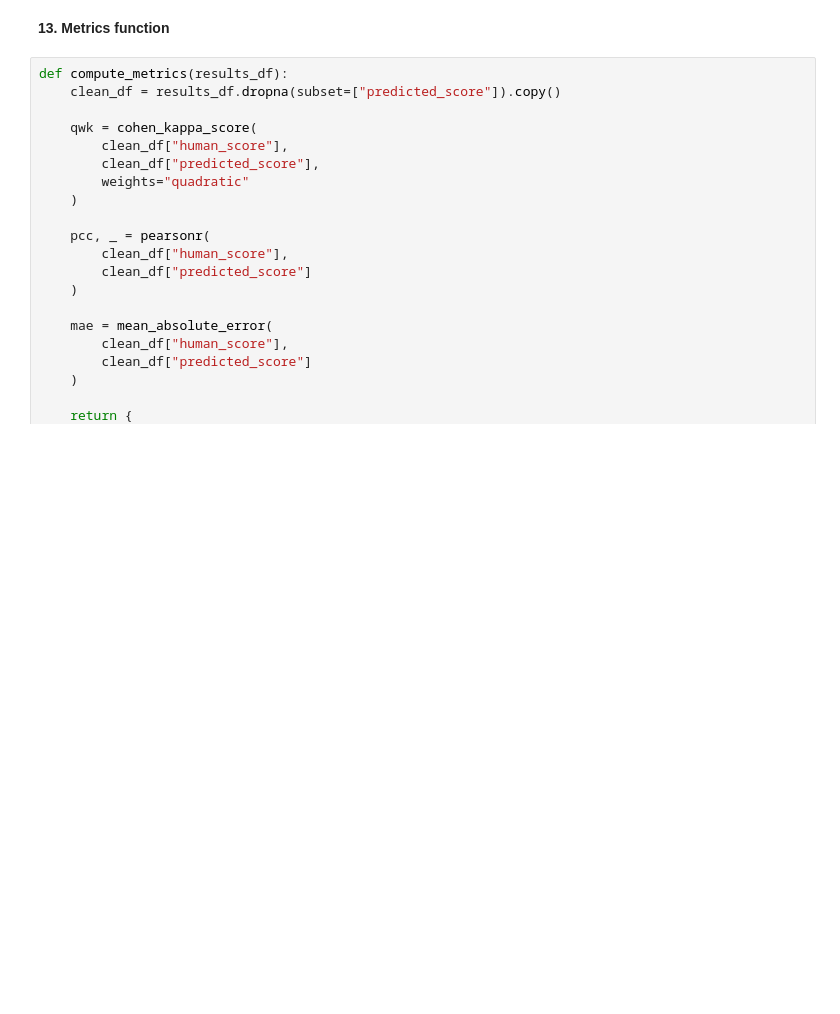
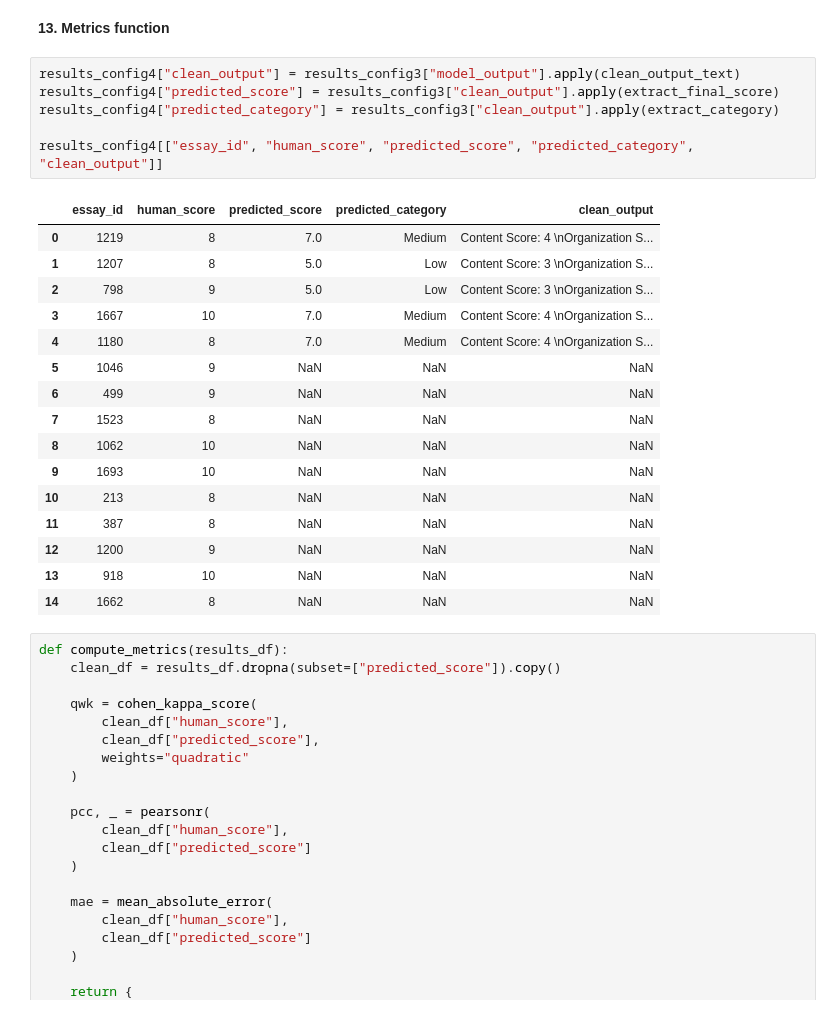
Before and after one commit to MalakSalehh/Thesis-datasets, a Jupyter notebook: Untitled0.ipynb, the cells around one changed output. Saved outputs shown, nothing was run; the diff lists cells and outputs as text; blank space fills up the shorter version.

```diff
--- a/Untitled0.ipynb
+++ b/Untitled0.ipynb
@@ -555,5 +550,28 @@ MTS (Larger Sample) | Done Essay 1662
 # %% [markdown]
 **13. Metrics function**
+# %%
+results_config4["clean_output"] = results_config3["model_output"].apply(clean_output_text)
+results_config4["predicted_score"] = results_config3["clean_output"].apply(extract_final_score)
+results_config4["predicted_category"] = results_config3["clean_output"].apply(extract_category)
+
+results_config4[["essay_id", "human_score", "predicted_score", "predicted_category", "clean_output"]]
+# %% [output]
+|  | essay_id | human_score | predicted_score | predicted_category | clean_output |
+| 0 | 1219 | 8 | 7.0 | Medium | Content Score: 4 \nOrganization S... |
+| 1 | 1207 | 8 | 5.0 | Low | Content Score: 3 \nOrganization S... |
+| 2 | 798 | 9 | 5.0 | Low | Content Score: 3 \nOrganization S... |
+| 3 | 1667 | 10 | 7.0 | Medium | Content Score: 4 \nOrganization S... |
+| 4 | 1180 | 8 | 7.0 | Medium | Content Score: 4 \nOrganization S... |
+| 5 | 1046 | 9 | NaN | NaN | NaN |
+| 6 | 499 | 9 | NaN | NaN | NaN |
+| 7 | 1523 | 8 | NaN | NaN | NaN |
+| 8 | 1062 | 10 | NaN | NaN | NaN |
+| 9 | 1693 | 10 | NaN | NaN | NaN |
+| 10 | 213 | 8 | NaN | NaN | NaN |
+| 11 | 387 | 8 | NaN | NaN | NaN |
+| 12 | 1200 | 9 | NaN | NaN | NaN |
+| 13 | 918 | 10 | NaN | NaN | NaN |
+| 14 | 1662 | 8 | NaN | NaN | NaN |
 # %%
 def compute_metrics(results_df):
     clean_df = results_df.dropna(subset=["predicted_score"]).copy()
```
Also changed, not shown: parts of 10 cells of this notebook.
